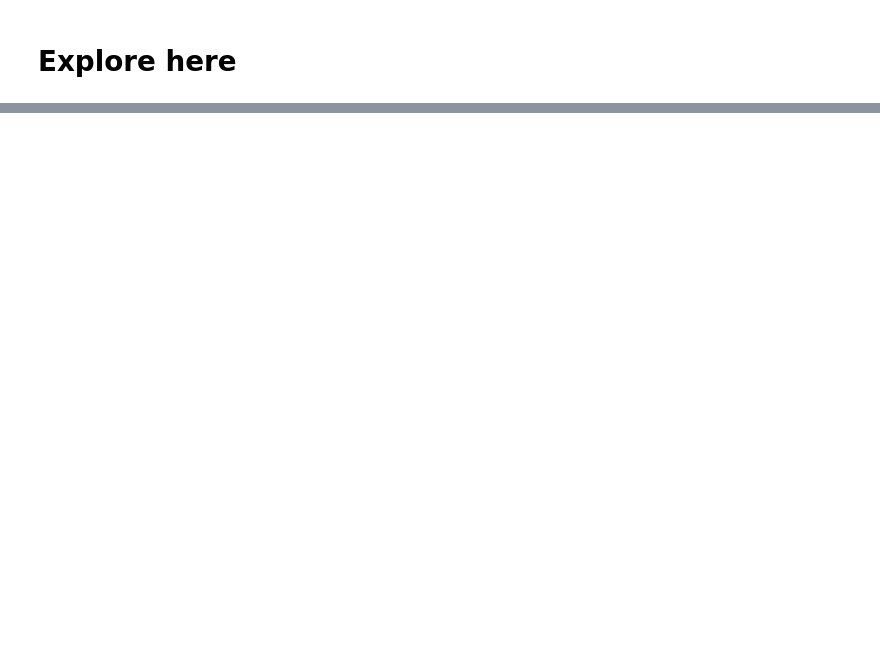
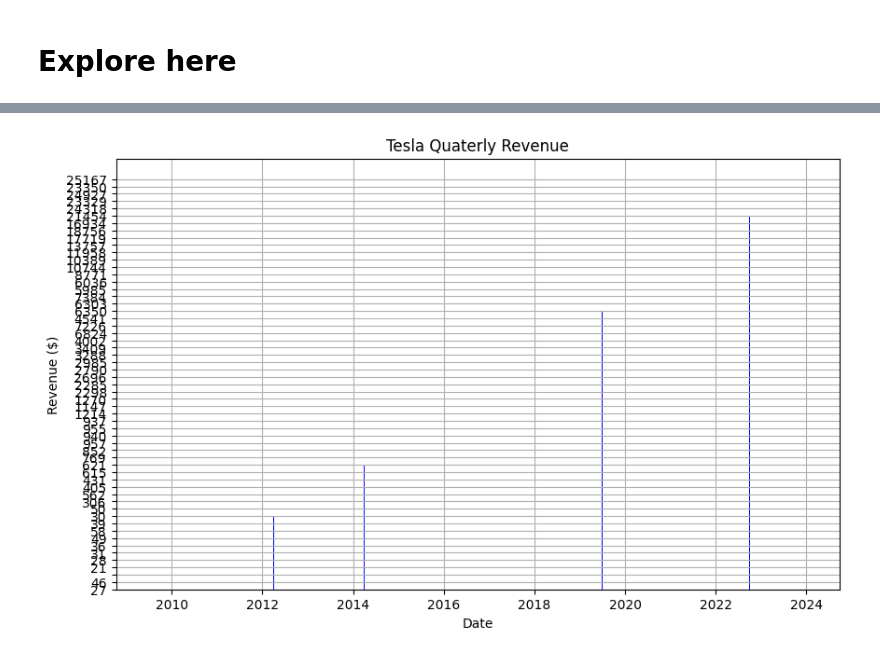
Before and after one commit to fertr98/web-scraping-project-tutorial, a Jupyter notebook: src/explore.ipynb, the cells around one changed output, grey strips where cells are left out. Cells and saved outputs as stored; diff of their text form; code cells hidden in the pictures; blank space fills up the shorter version.

```diff
--- a/src/explore.ipynb
+++ b/src/explore.ipynb
@@ -52,0 +138,15 @@ TypeError: list indices must be integers or slices, not type
+# %%
+import seaborn as sns
+
+tesla_quaterly['Date'] = pd.to_datetime(tesla_quaterly['Date'])
+tesla_quaterly = tesla_quaterly.sort_values(by='Date')
+
+plt.figure(figsize=(10, 6))
+plt.bar(tesla_quaterly['Date'], tesla_quaterly['Revenue'], color='b')
+plt.title('Tesla Quaterly Revenue')
+plt.xlabel('Date')
+plt.ylabel('Revenue ($)')
+plt.grid(True)
+plt.show()
+# %% [output]
+[figure, added]
```
Also changed, not shown: parts of 8 cells of this notebook, 2 other files.
